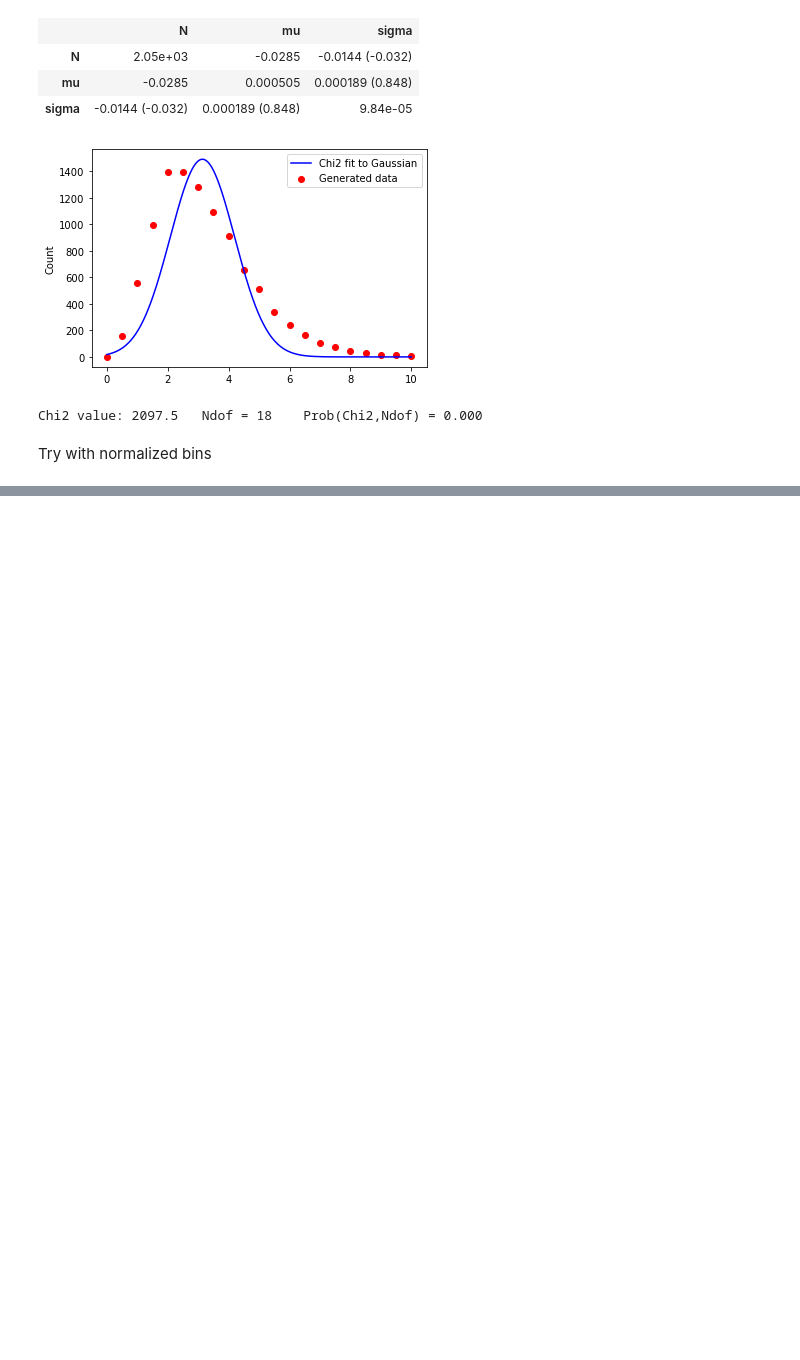
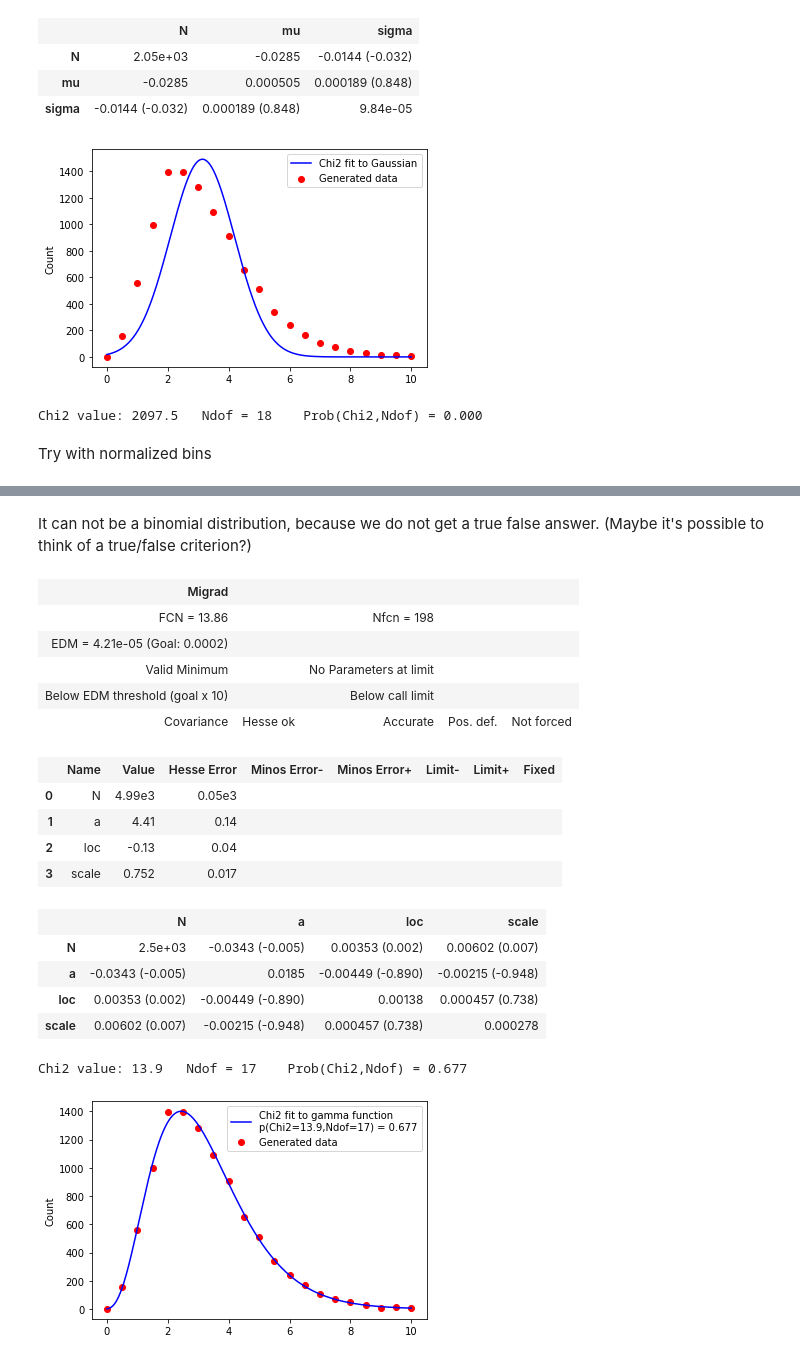
Before and after one commit to NathanvdBerg/AppStat-ProblemSet-2021, a Jupyter notebook: Problem 3.1.ipynb, the cells around one changed output, grey strips where cells are left out. Drawn from its saved outputs; the diff is of its cells as text; code cells hidden in the pictures; blank space fills up the shorter version.

```diff
--- a/Problem 3.1.ipynb
+++ b/Problem 3.1.ipynb
@@ -199,0 +201,57 @@ Chi2 value: inf   Ndof = 38    Prob(Chi2,Ndof) = 0.000
+# %% [markdown]
+It can not be a binomial distribution, because we do not get a true false answer.
+(Maybe it's possible to think of a true/false criterion?)
+# %%
+from scipy.stats import gamma
+def func_gamma(x, N, a, loc, scale):
+    return N * gamma.pdf(x, a, loc, scale)
+# %%
+fig3, ax3 = plt.subplots()
+ax3.scatter(bin_centers, counts, color='red', label='Generated data')
+
+# Do a Pearson chi2 reduction
+#minuit = Minuit(pearson_chi2(counts, gauss_extended(bin_centers, N, mu, sigma)), N=Nrand, mu=3, sigma=2)
+
+# Do a Pearson chi2 reduction, i.e. y_err = sqrt(y)
+chi2 = Chi2Regression(func_gamma, bin_centers, counts, np.sqrt(counts))
+chi2.errordef = 1
+minuit_chi2 = Minuit(chi2, N=Nrand, a=4, loc=0, scale=1) #
+display(minuit_chi2.migrad())          # Perform the actual fit
+
+
+# Get number of degrees-of-freedom (Ndof):
+N_NotEmptyBin = np.sum(counts > 0)
+Ndof_value = N_NotEmptyBin - minuit_chi2.nfit
+
+chi2_value = minuit_chi2.fval
+p_value = stats.chi2.sf(chi2_value, Ndof_value) # The chi2 probability given N_DOF degrees of freedom
+print(f"Chi2 value: {chi2_value:.1f}   Ndof = {Ndof_value:.0f}    Prob(Chi2,Ndof) = {p_value:5.3f}")
+
+
+xaxis = np.linspace(0,10,1000)
+yaxis = func_gamma(xaxis, *minuit_chi2.values[:])
+
+ax3.plot(xaxis, yaxis, color='blue', label=f'Chi2 fit to gamma function\np(Chi2={chi2_value:.1f},Ndof={Ndof_value:d}) = {p_value:.3f}')
+
+ax3.set_ylabel('Count')
+ax3.legend()
+plt.show()
+# %% [output]
+| Migrad |  |  |  |  |
+| FCN = 13.86 |  | Nfcn = 198 |  |  |
+| EDM = 4.21e-05 (Goal: 0.0002) |  |  |  |  |
+| Valid Minimum |  | No Parameters at limit |  |  |
+| Below EDM threshold (goal x 10) |  | Below call limit |  |  |
+| Covariance | Hesse ok | Accurate | Pos. def. | Not forced |
+|  | Name | Value | Hesse Error | Minos Error- | Minos Error+ | Limit- | Limit+ | Fixed |
+| 0 | N | 4.99e3 | 0.05e3 |  |  |  |  |  |
+| 1 | a | 4.41 | 0.14 |  |  |  |  |  |
+| 2 | loc | -0.13 | 0.04 |  |  |  |  |  |
+| 3 | scale | 0.752 | 0.017 |  |  |  |  |  |
+|  | N | a | loc | scale |
+| N | 2.5e+03 | -0.0343 (-0.005) | 0.00353 (0.002) | 0.00602 (0.007) |
+| a | -0.0343 (-0.005) | 0.0185 | -0.00449 (-0.890) | -0.00215 (-0.948) |
+| loc | 0.00353 (0.002) | -0.00449 (-0.890) | 0.00138 | 0.000457 (0.738) |
+| scale | 0.00602 (0.007) | -0.00215 (-0.948) | 0.000457 (0.738) | 0.000278 |
+Chi2 value: 13.9   Ndof = 17    Prob(Chi2,Ndof) = 0.677
+[figure, added]
```
Also changed, not shown: parts of 2 cells of this notebook.
